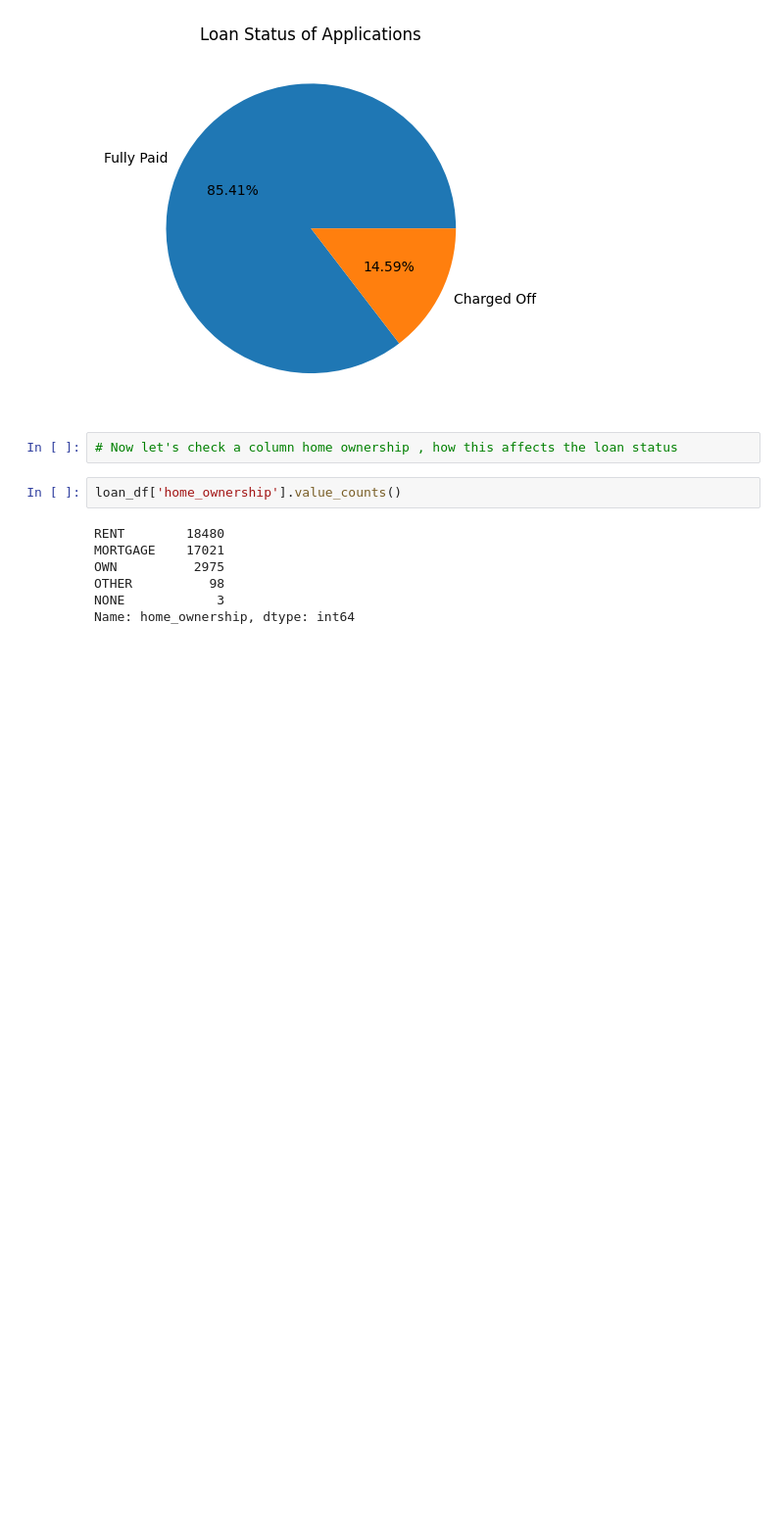
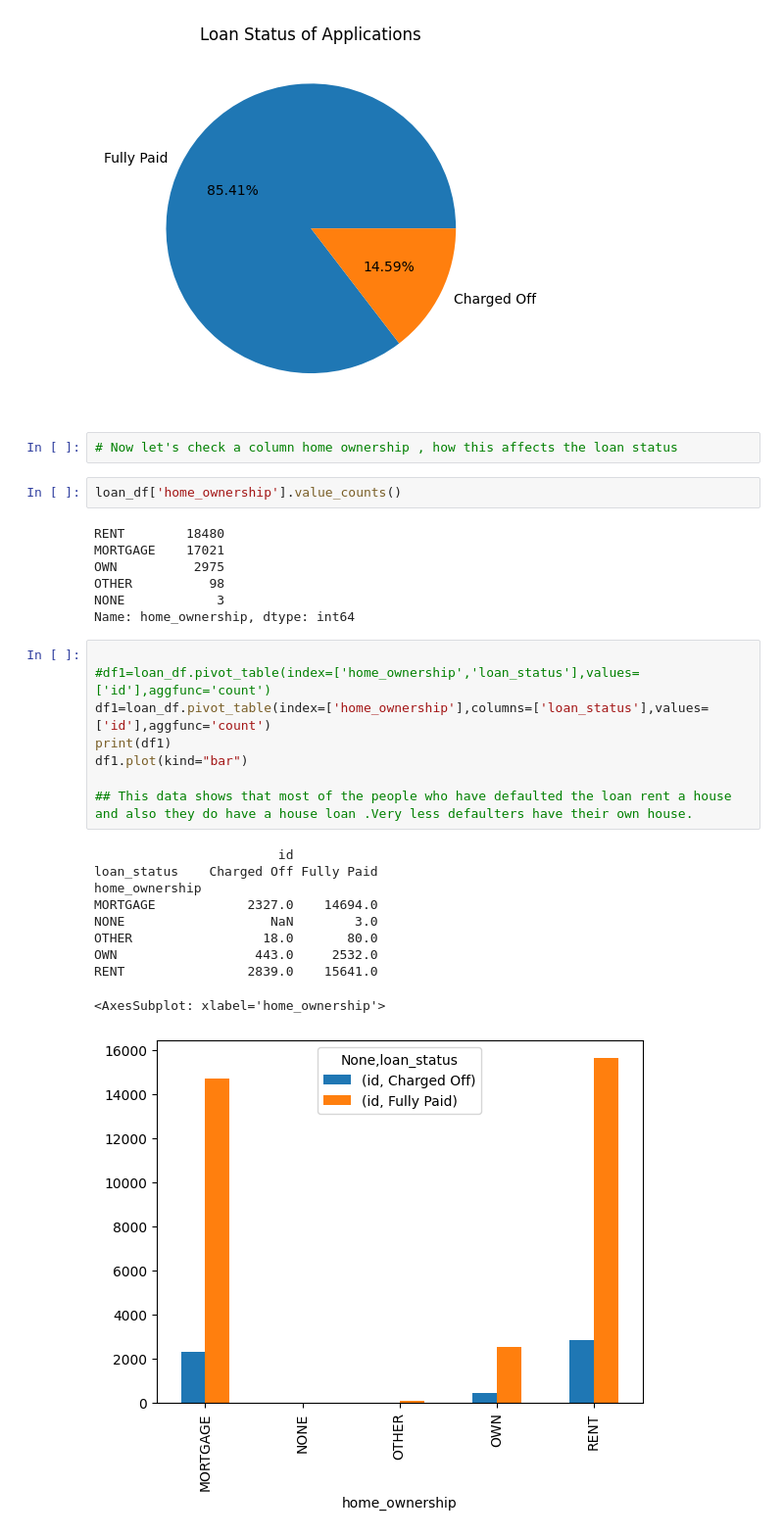
Before and after one commit to neetika01/LendingClubCaseStudy, a Jupyter notebook: Neetika_agarwal.ipynb, the cells around one changed output. Shown at 98% size. Drawn from its saved outputs; the diff is of its cells as text; blank space fills up the shorter version.

```diff
--- a/Neetika_agarwal.ipynb
+++ b/Neetika_agarwal.ipynb
@@ -313,3 +313,22 @@ OWN          2975
 OTHER          98
 NONE            3
 Name: home_ownership, dtype: int64
+# %%
+
+#df1=loan_df.pivot_table(index=['home_ownership','loan_status'],values=['id'],aggfunc='count')
+df1=loan_df.pivot_table(index=['home_ownership'],columns=['loan_status'],values=['id'],aggfunc='count')
+print(df1)
+df1.plot(kind="bar")
+
+## This data shows that most of the people who have defaulted the loan rent a house  and also they do have a house loan .Very less defaulters have their own house.
+# %% [output]
+                        id
+loan_status    Charged Off Fully Paid
+home_ownership
+MORTGAGE            2327.0    14694.0
+NONE                   NaN        3.0
+OTHER                 18.0       80.0
+OWN                  443.0     2532.0
+RENT                2839.0    15641.0
+<AxesSubplot: xlabel='home_ownership'>
+[figure, added]
```
Also changed, not shown: parts of 11 cells of this notebook, 1 other file.
